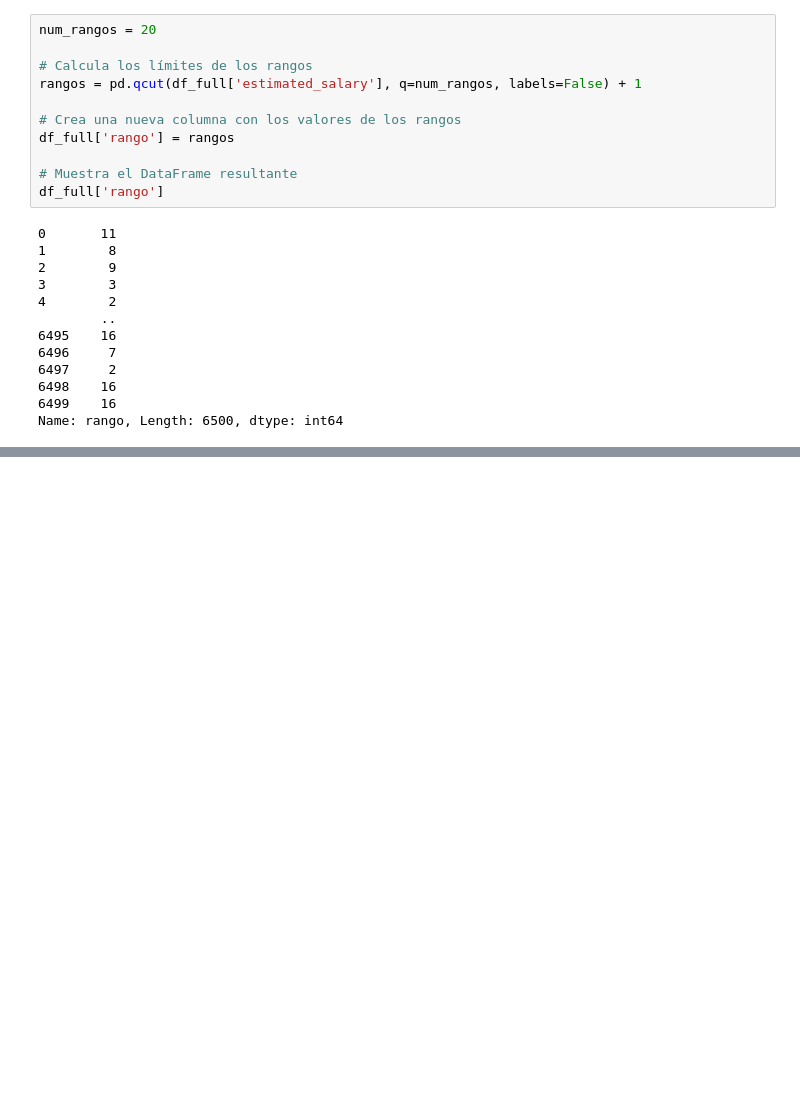
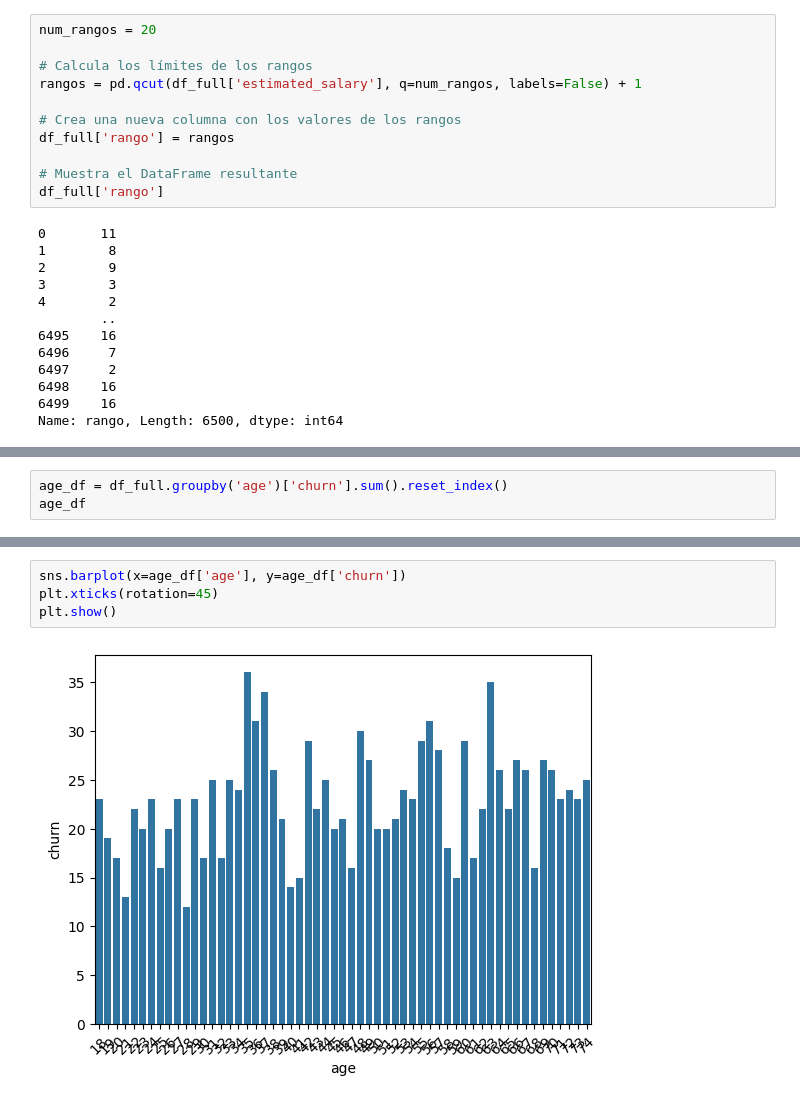
Before and after one commit to Faabrisgro/proyecto_final_mundose, a Jupyter notebook: proyecto_final.ipynb, the cells around one changed output, grey strips where cells are left out. Cells and saved outputs as stored; diff of their text form; blank space fills up the shorter version.

```diff
--- a/proyecto_final.ipynb
+++ b/proyecto_final.ipynb
@@ -224,0 +250,3 @@ plt.xticks(rotation=45)
+# %%
+age_df = df_full.groupby('age')['churn'].sum().reset_index()
+age_df
@@ -224,0 +271,6 @@ plt.xticks(rotation=45)
+# %%
+sns.barplot(x=age_df['age'], y=age_df['churn'])
+plt.xticks(rotation=45)
+plt.show()
+# %% [output]
+[figure, added]
```
Also changed, not shown: parts of 7 cells of this notebook.
